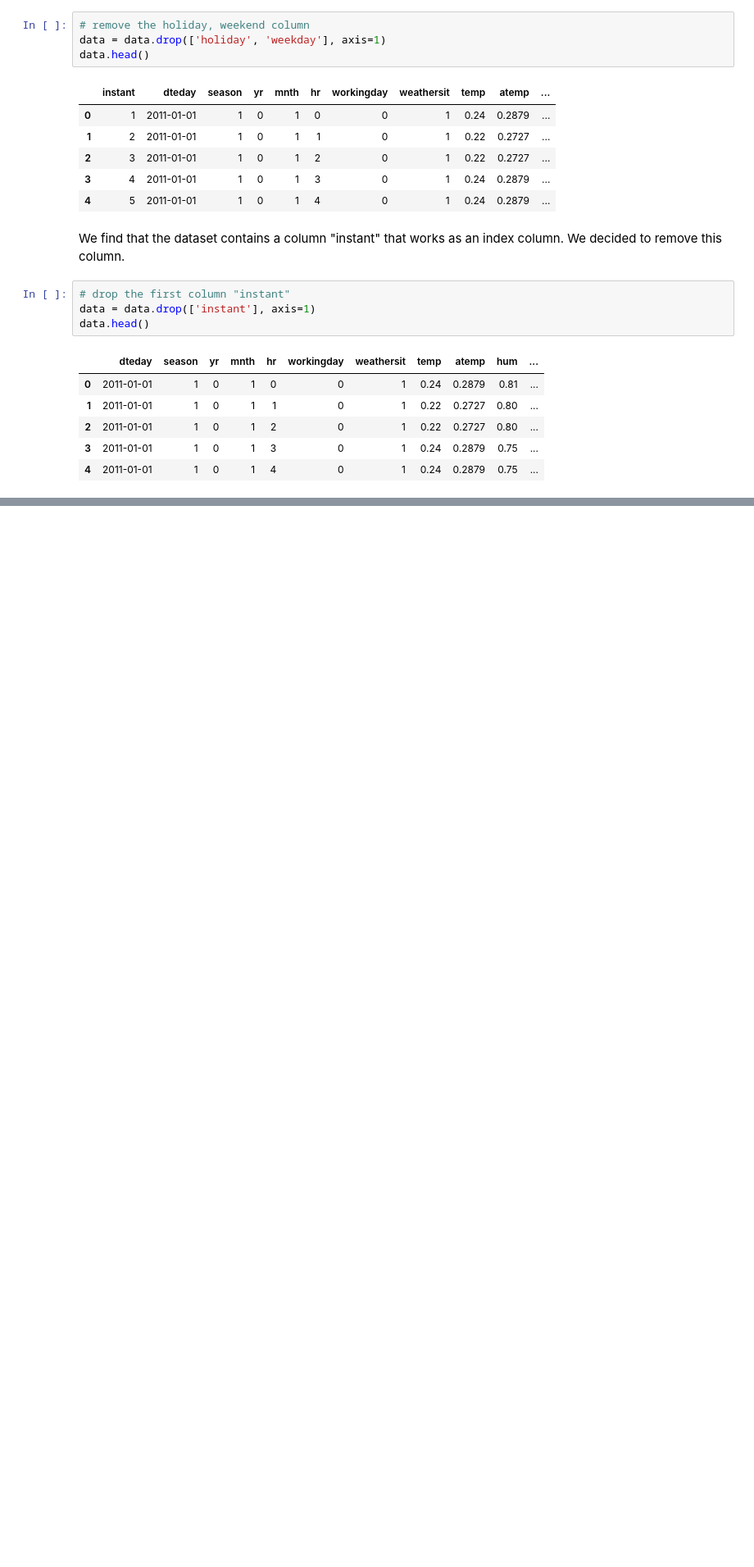
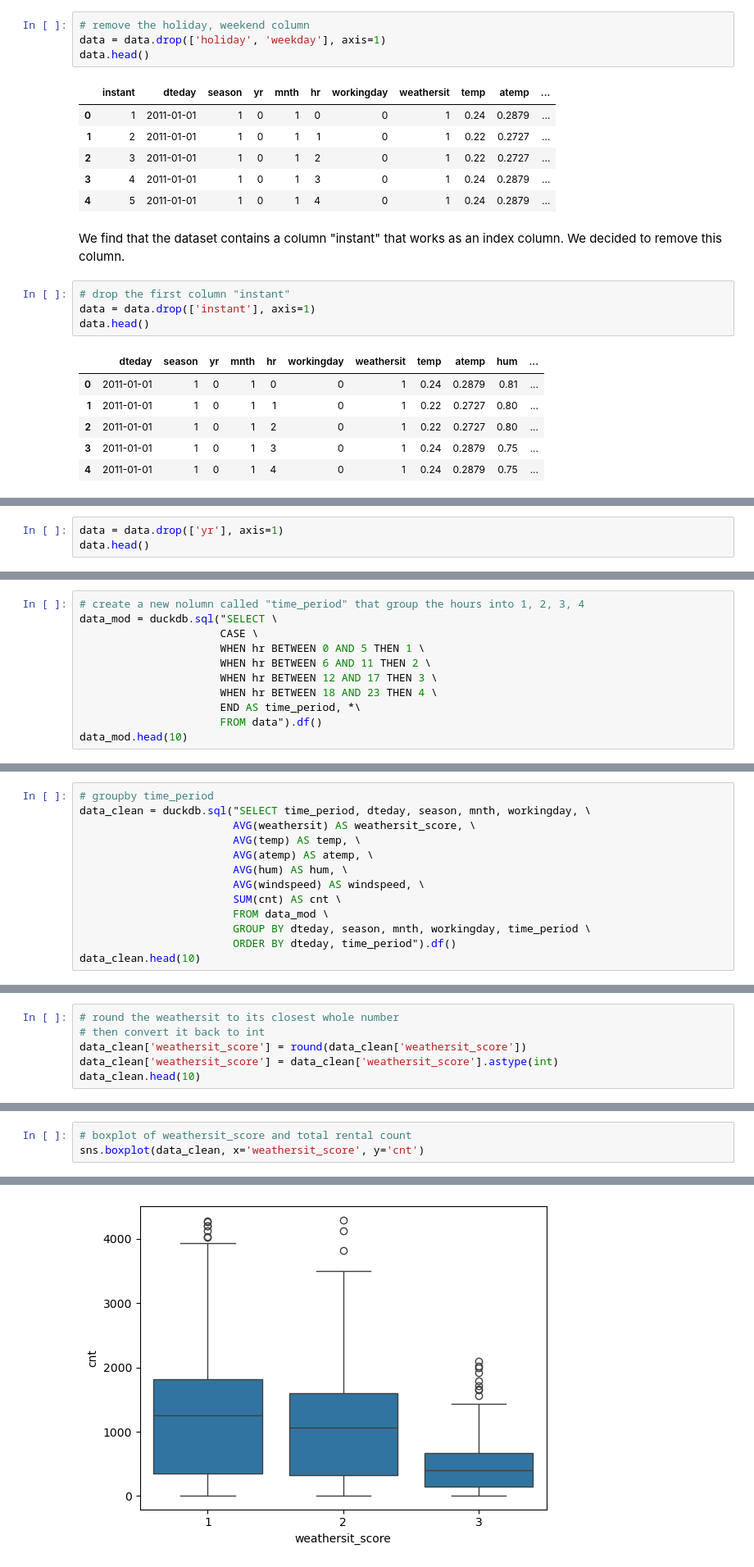
Before and after one commit to victorialiu7/info2950-final-proj, a Jupyter notebook: Info2950 Phase 2.ipynb, the cells around one changed output, grey strips where cells are left out. Shown: that part at 82% size. Cells and saved outputs as stored; diff of their text form; blank space fills up the shorter version.

Commit message:
exploratory data analysis

```diff
--- a/Info2950 Phase 2.ipynb
+++ b/Info2950 Phase 2.ipynb
@@ -71,0 +79,3 @@ data.head()
+# %%
+data = data.drop(['yr'], axis=1)
+data.head()
@@ -79,0 +112,11 @@ We realized that the "weathersit" variable may differ among this period of time.
+# %%
+# create a new nolumn called "time_period" that group the hours into 1, 2, 3, 4
+data_mod = duckdb.sql("SELECT \
+                      CASE \
+                      WHEN hr BETWEEN 0 AND 5 THEN 1 \
+                      WHEN hr BETWEEN 6 AND 11 THEN 2 \
+                      WHEN hr BETWEEN 12 AND 17 THEN 3 \
+                      WHEN hr BETWEEN 18 AND 23 THEN 4 \
+                      END AS time_period, *\
+                      FROM data").df()
+data_mod.head(10)
@@ -79,0 +135,13 @@ We realized that the "weathersit" variable may differ among this period of time.
+# %%
+# groupby time_period
+data_clean = duckdb.sql("SELECT time_period, dteday, season, mnth, workingday, \
+                        AVG(weathersit) AS weathersit_score, \
+                        AVG(temp) AS temp, \
+                        AVG(atemp) AS atemp, \
+                        AVG(hum) AS hum, \
+                        AVG(windspeed) AS windspeed, \
+                        SUM(cnt) AS cnt \
+                        FROM data_mod \
+                        GROUP BY dteday, season, mnth, workingday, time_period \
+                        ORDER BY dteday, time_period").df()
+data_clean.head(10)
@@ -79,0 +160,6 @@ We realized that the "weathersit" variable may differ among this period of time.
+# %%
+# round the weathersit to its closest whole number
+# then convert it back to int
+data_clean['weathersit_score'] = round(data_clean['weathersit_score'])
+data_clean['weathersit_score'] = data_clean['weathersit_score'].astype(int)
+data_clean.head(10)
@@ -79,0 +216,4 @@ We realized that the "weathersit" variable may differ among this period of time.
+# %%
+# boxplot of weathersit_score and total rental count
+sns.boxplot(data_clean, x='weathersit_score', y='cnt')
+# %% [output]
@@ -79,0 +221 @@ We realized that the "weathersit" variable may differ among this period of time.
+[figure, added]
```
Also changed, not shown: parts of 22 cells of this notebook.
